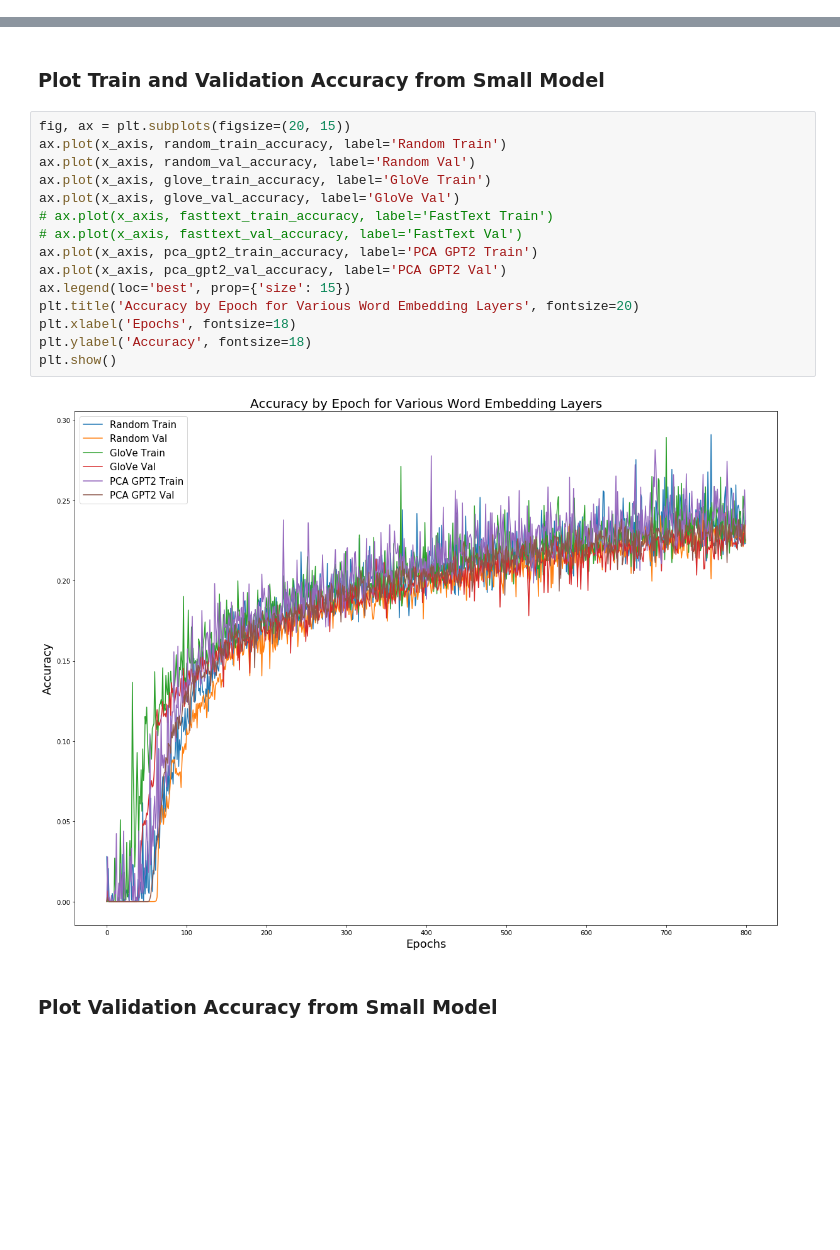
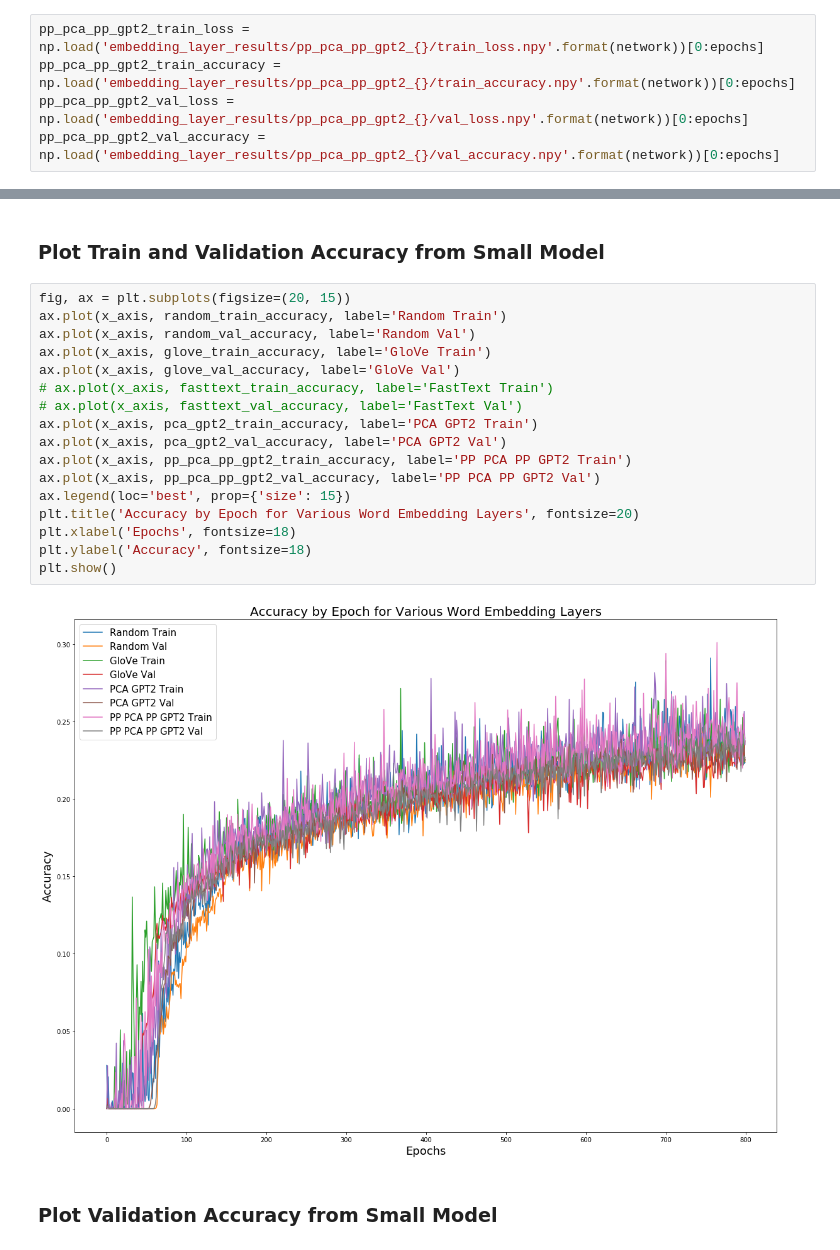
Before and after one commit to federated-learning-experiments/fl-text-models, a Jupyter notebook: notebooks/compare_embedding_layers.ipynb, the cells around one changed output, grey strips where cells are left out. Saved outputs shown, nothing was run; the diff lists cells and outputs as text; blank space fills up the shorter version.

Commit message:
add pp pca pp gpt2 small model results

```diff
--- a/notebooks/compare_embedding_layers.ipynb
+++ b/notebooks/compare_embedding_layers.ipynb
@@ -34,6 +34,11 @@ pca_gpt2_train_loss = np.load('embedding_layer_results/pca_gpt2_{}/train_loss.np
 pca_gpt2_train_accuracy = np.load('embedding_layer_results/pca_gpt2_{}/train_accuracy.npy'.format(network))[0:epochs]
 pca_gpt2_val_loss = np.load('embedding_layer_results/pca_gpt2_{}/val_loss.npy'.format(network))[0:epochs]
 pca_gpt2_val_accuracy = np.load('embedding_layer_results/pca_gpt2_{}/val_accuracy.npy'.format(network))[0:epochs]
+# %%
+pp_pca_pp_gpt2_train_loss = np.load('embedding_layer_results/pp_pca_pp_gpt2_{}/train_loss.npy'.format(network))[0:epochs]
+pp_pca_pp_gpt2_train_accuracy = np.load('embedding_layer_results/pp_pca_pp_gpt2_{}/train_accuracy.npy'.format(network))[0:epochs]
+pp_pca_pp_gpt2_val_loss = np.load('embedding_layer_results/pp_pca_pp_gpt2_{}/val_loss.npy'.format(network))[0:epochs]
+pp_pca_pp_gpt2_val_accuracy = np.load('embedding_layer_results/pp_pca_pp_gpt2_{}/val_accuracy.npy'.format(network))[0:epochs]
 # %% [markdown]
 ### Plot Train and Validation Loss from Small Model
 # %%
@@ -75,20 +83,22 @@ plt.show()
 # %%
 fig, ax = plt.subplots(figsize=(20, 15))
 ax.plot(x_axis, random_train_accuracy, label='Random Train')
 ax.plot(x_axis, random_val_accuracy, label='Random Val')
 ax.plot(x_axis, glove_train_accuracy, label='GloVe Train')
 ax.plot(x_axis, glove_val_accuracy, label='GloVe Val')
 # ax.plot(x_axis, fasttext_train_accuracy, label='FastText Train')
 # ax.plot(x_axis, fasttext_val_accuracy, label='FastText Val')
 ax.plot(x_axis, pca_gpt2_train_accuracy, label='PCA GPT2 Train')
 ax.plot(x_axis, pca_gpt2_val_accuracy, label='PCA GPT2 Val')
+ax.plot(x_axis, pp_pca_pp_gpt2_train_accuracy, label='PP PCA PP GPT2 Train')
+ax.plot(x_axis, pp_pca_pp_gpt2_val_accuracy, label='PP PCA PP GPT2 Val')
 ax.legend(loc='best', prop={'size': 15})
 plt.title('Accuracy by Epoch for Various Word Embedding Layers', fontsize=20)
 plt.xlabel('Epochs', fontsize=18)
 plt.ylabel('Accuracy', fontsize=18)
 plt.show()
 # %% [output]
-[figure, old version]
+[figure, new version]
 # %% [markdown]
 ### Plot Validation Accuracy from Small Model
 # %%
```
Also changed, not shown: parts of 3 cells of this notebook, 12 other files.
